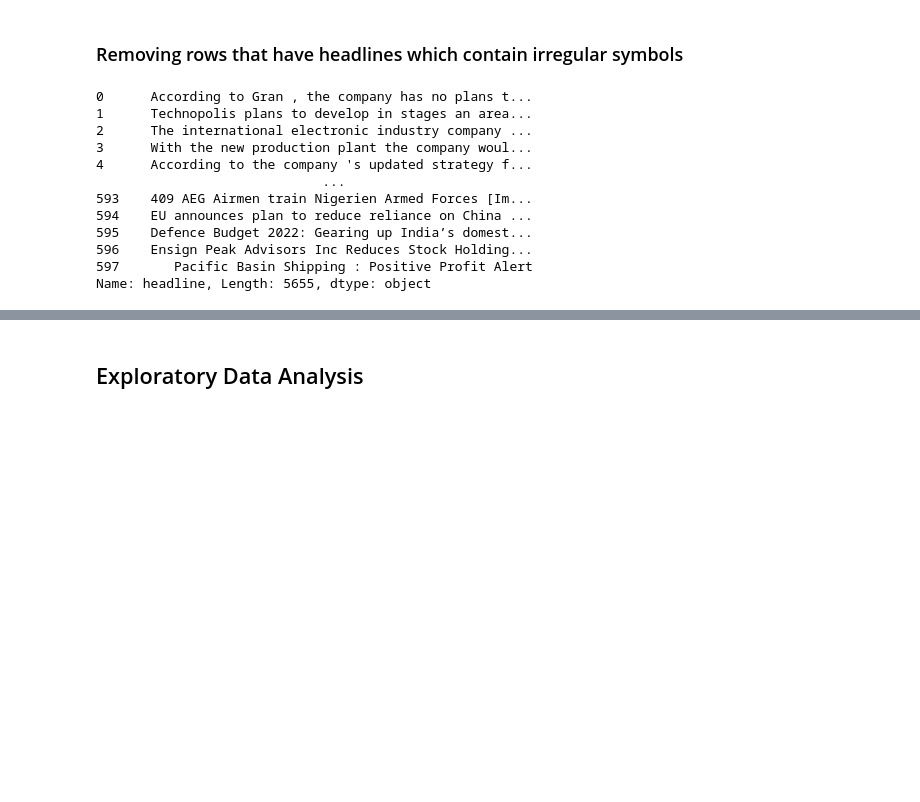
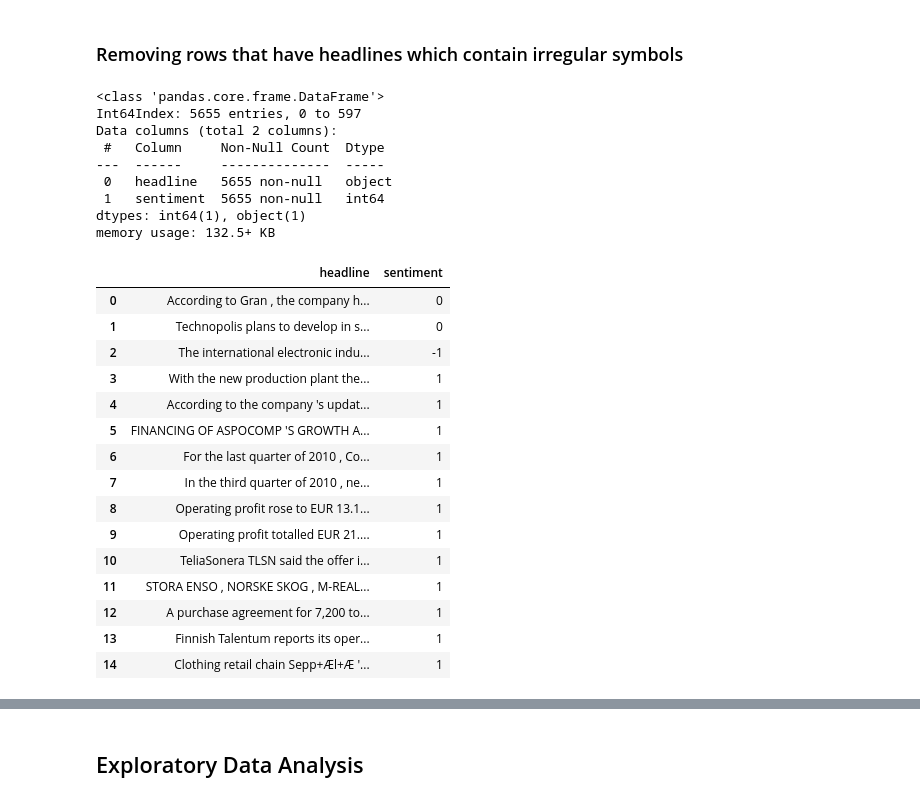
Before and after one commit to arnodunstatter/COSC4337-project, a Jupyter notebook: Financial_Sentiment_Analysis_Project.ipynb, the cells around one changed output, grey strips where cells are left out. Saved outputs shown, nothing was run; the diff lists cells and outputs as text; code cells hidden in the pictures; blank space fills up the shorter version.

```diff
--- a/Financial_Sentiment_Analysis_Project.ipynb
+++ b/Financial_Sentiment_Analysis_Project.ipynb
@@ -208,21 +208,35 @@ len(primaryDS)+len(secondaryDS)+len(tertiaryDS)
 5655
 # %% [markdown]
 ### Removing rows that have headlines which contain irregular symbols
-# %%
-data['headline']
-# %% [output]
-0      According to Gran , the company has no plans t...
-1      Technopolis plans to develop in stages an area...
-2      The international electronic industry company ...
-3      With the new production plant the company woul...
-4      According to the company 's updated strategy f...
-                             ...
-593    409 AEG Airmen train Nigerien Armed Forces [Im...
-594    EU announces plan to reduce reliance on China ...
-595    Defence Budget 2022: Gearing up India’s domest...
-596    Ensign Peak Advisors Inc Reduces Stock Holding...
-597       Pacific Basin Shipping : Positive Profit Alert
-Name: headline, Length: 5655, dtype: object
+# %%
+data.info()
+data.head(15)
+# %% [output]
+<class 'pandas.core.frame.DataFrame'>
+Int64Index: 5655 entries, 0 to 597
+Data columns (total 2 columns):
+ #   Column     Non-Null Count  Dtype
+---  ------     --------------  -----
+ 0   headline   5655 non-null   object
+ 1   sentiment  5655 non-null   int64
+dtypes: int64(1), object(1)
+memory usage: 132.5+ KB
+|  | headline | sentiment |
+| 0 | According to Gran , the company h... | 0 |
+| 1 | Technopolis plans to develop in s... | 0 |
+| 2 | The international electronic indu... | -1 |
+| 3 | With the new production plant the... | 1 |
+| 4 | According to the company 's updat... | 1 |
+| 5 | FINANCING OF ASPOCOMP 'S GROWTH A... | 1 |
+| 6 | For the last quarter of 2010 , Co... | 1 |
+| 7 | In the third quarter of 2010 , ne... | 1 |
+| 8 | Operating profit rose to EUR 13.1... | 1 |
+| 9 | Operating profit totalled EUR 21.... | 1 |
+| 10 | TeliaSonera TLSN said the offer i... | 1 |
+| 11 | STORA ENSO , NORSKE SKOG , M-REAL... | 1 |
+| 12 | A purchase agreement for 7,200 to... | 1 |
+| 13 | Finnish Talentum reports its oper... | 1 |
+| 14 | Clothing retail chain Sepp+Æl+Æ '... | 1 |
 # %%
 # Cleaning data according to a regular expression:
 import re
```
Also changed, not shown: parts of 21 cells of this notebook.
